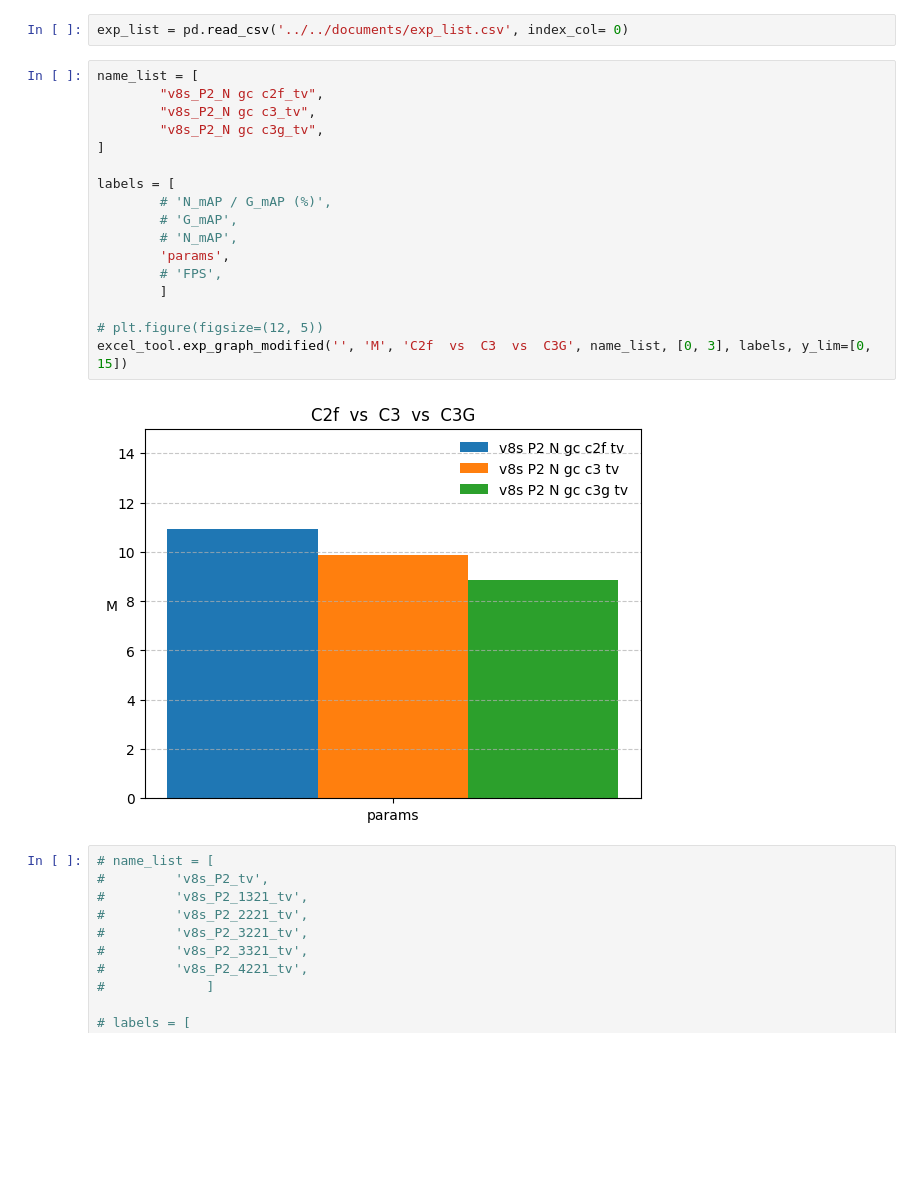
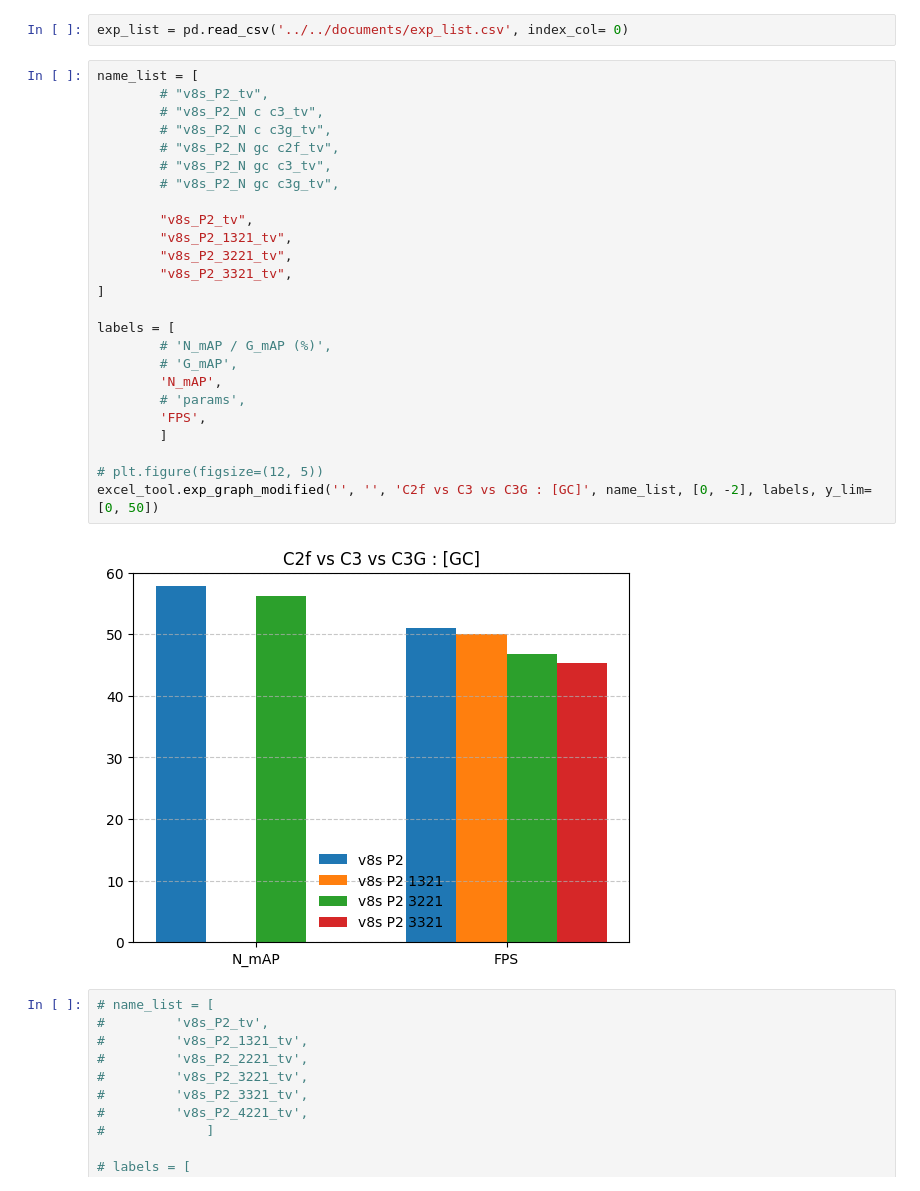
Before and after one commit to Lee-chan-hyeok/Nextchip_Autonomous_Driving_Contest, a Jupyter notebook: analysing/exp_result/exp_graph_hyeok.ipynb, the cells around one changed output. Drawn from its saved outputs; the diff is of its cells as text; blank space fills up the shorter version.

```diff
--- a/analysing/exp_result/exp_graph_hyeok.ipynb
+++ b/analysing/exp_result/exp_graph_hyeok.ipynb
@@ -6,23 +6,31 @@ import excel_tool
 exp_list = pd.read_csv('../../documents/exp_list.csv', index_col= 0)
 # %%
 name_list = [
-        "v8s_P2_N gc c2f_tv",
-        "v8s_P2_N gc c3_tv",
-        "v8s_P2_N gc c3g_tv",
+        # "v8s_P2_tv",
+        # "v8s_P2_N c c3_tv",
+        # "v8s_P2_N c c3g_tv",
+        # "v8s_P2_N gc c2f_tv",
+        # "v8s_P2_N gc c3_tv",
+        # "v8s_P2_N gc c3g_tv",
+
+        "v8s_P2_tv",
+        "v8s_P2_1321_tv",
+        "v8s_P2_3221_tv",
+        "v8s_P2_3321_tv",
 ]
 
 labels = [
         # 'N_mAP / G_mAP (%)',
         # 'G_mAP',
-        # 'N_mAP',
-        'params',
-        # 'FPS',
+        'N_mAP',
+        # 'params',
+        'FPS',
         ]
 
 # plt.figure(figsize=(12, 5))
-excel_tool.exp_graph_modified('', 'M', 'C2f  vs  C3  vs  C3G', name_list, [0, 3], labels, y_lim=[0, 15])
+excel_tool.exp_graph_modified('', '', 'C2f vs C3 vs C3G : [GC]', name_list, [0, -2], labels, y_lim=[0, 50])
 # %% [output]
-[figure, old version]
+[figure, new version]
 # %%
 # name_list = [
 #         'v8s_P2_tv',
```
Also changed, not shown: 4 other files.
